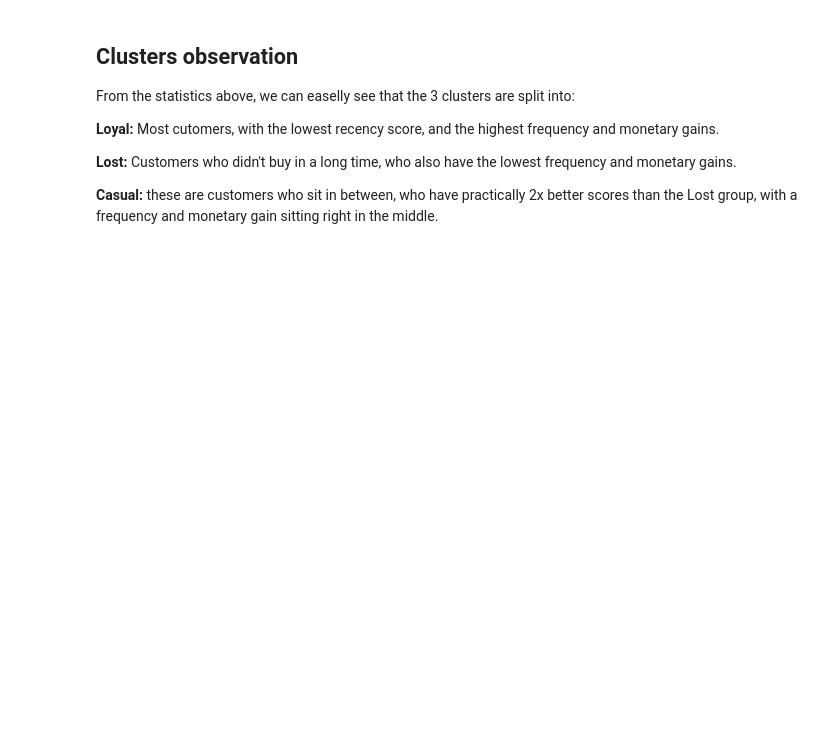
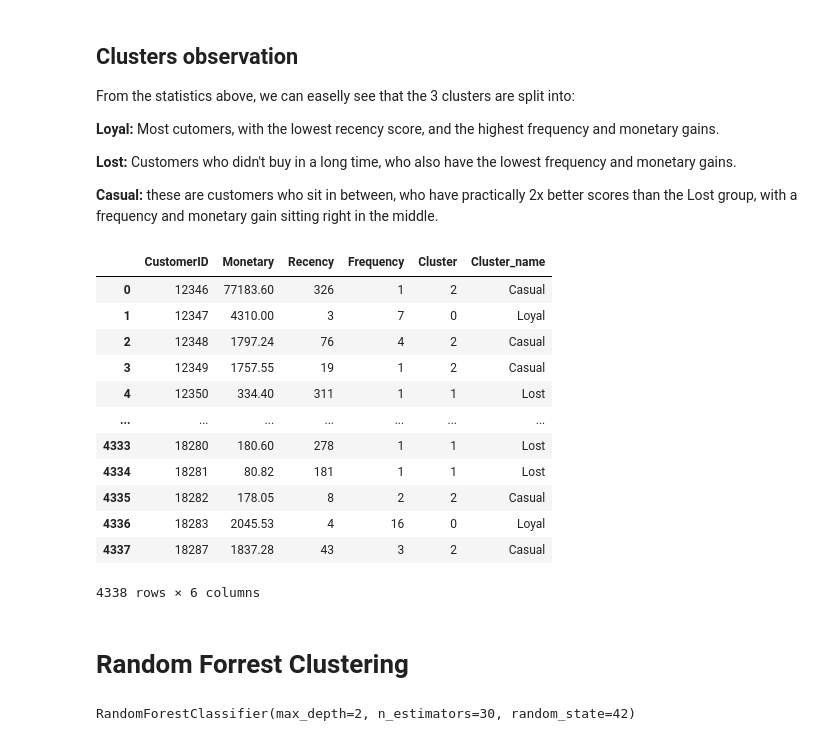
Before and after one commit to Aymanemjj/ML_Classification_of_clients, a Jupyter notebook: notebooks/main.ipynb, the cells around one changed output. Cells and saved outputs as stored; diff of their text form; code cells hidden in the pictures; blank space fills up the shorter version.

```diff
--- a/notebooks/main.ipynb
+++ b/notebooks/main.ipynb
@@ -337,0 +464,29 @@ plt.show()
+# %%
+CRFM['Cluster_name'] = CRFM['Cluster'].map({0: "Loyal", 1: "Lost", 2: "Casual"})
+CRFM
+# %% [output]
+|  | CustomerID | Monetary | Recency | Frequency | Cluster | Cluster_name |
+| 0 | 12346 | 77183.60 | 326 | 1 | 2 | Casual |
+| 1 | 12347 | 4310.00 | 3 | 7 | 0 | Loyal |
+| 2 | 12348 | 1797.24 | 76 | 4 | 2 | Casual |
+| 3 | 12349 | 1757.55 | 19 | 1 | 2 | Casual |
+| 4 | 12350 | 334.40 | 311 | 1 | 1 | Lost |
+| ... | ... | ... | ... | ... | ... | ... |
+| 4333 | 18280 | 180.60 | 278 | 1 | 1 | Lost |
+| 4334 | 18281 | 80.82 | 181 | 1 | 1 | Lost |
+| 4335 | 18282 | 178.05 | 8 | 2 | 2 | Casual |
+| 4336 | 18283 | 2045.53 | 4 | 16 | 0 | Loyal |
+| 4337 | 18287 | 1837.28 | 43 | 3 | 2 | Casual |
+4338 rows × 6 columns
+# %% [markdown]
+# Random Forrest Clustering
+# %%
+from sklearn.ensemble import RandomForestClassifier
+from sklearn.model_selection import train_test_split
+
+x_train, x_test, y_train, y_test = train_test_split(CRFM[["Monetary", "Recency", "Frequency"]], CRFM['Cluster_name'], test_size=0.2, random_state=42, stratify=CRFM['Cluster_name'])
+
+Forest = RandomForestClassifier(max_depth=2, random_state=42, n_estimators=30)
+Forest.fit(x_train, y_train)
+# %% [output]
+RandomForestClassifier(max_depth=2, n_estimators=30, random_state=42)
```
Also changed, not shown: parts of 21 cells of this notebook.
